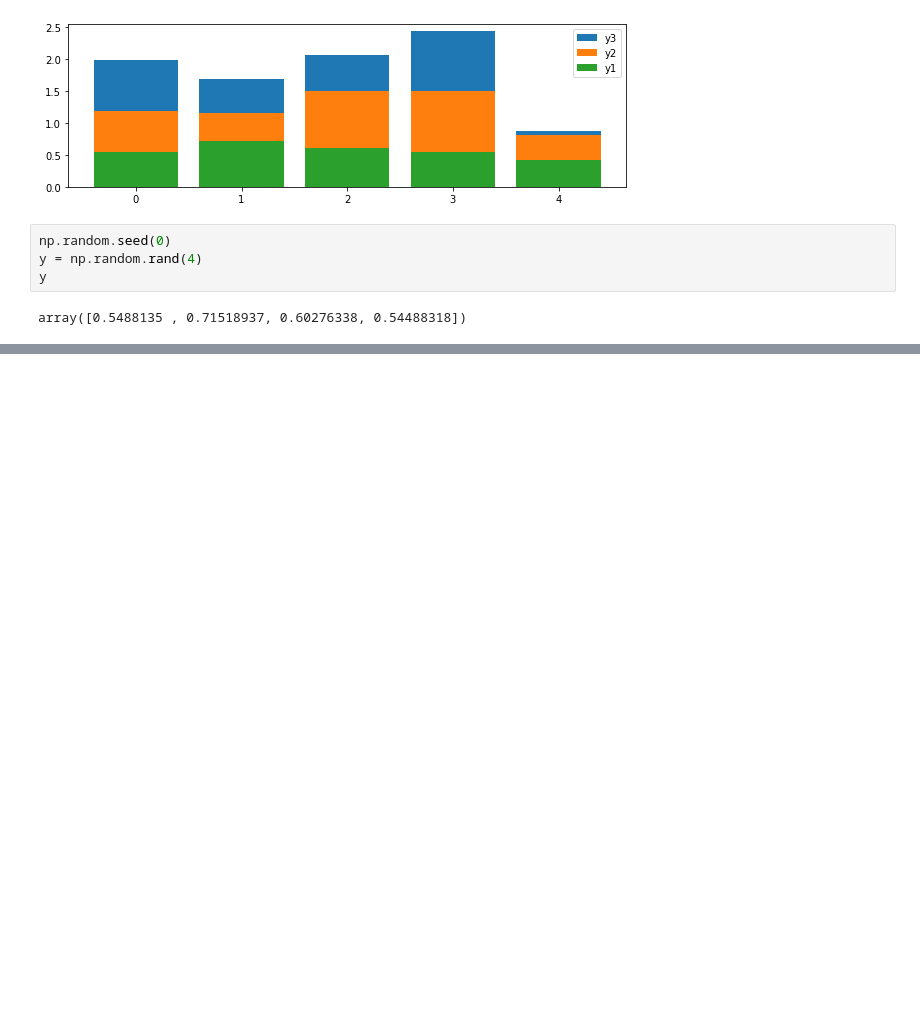
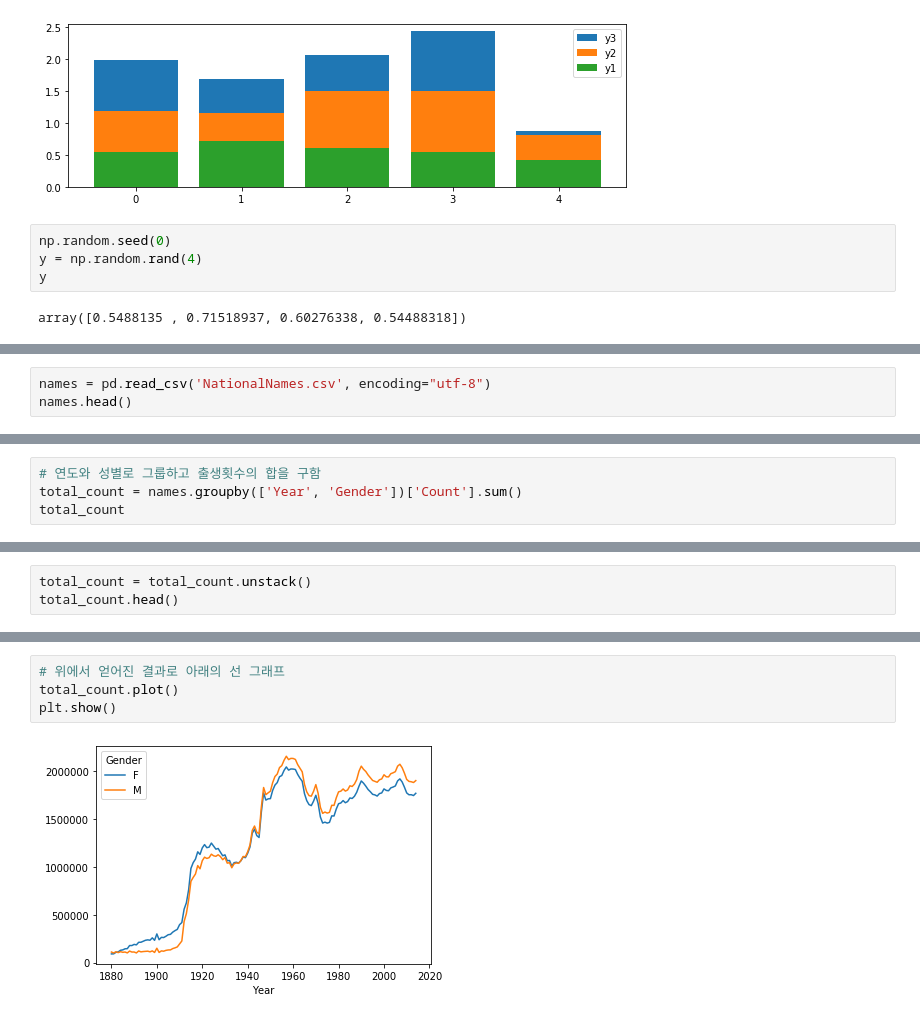
Before and after one commit to friendly-blackdog/To_FullStack, a Jupyter notebook: lecture/데청캠_동국대/수업/처리:분석/18/Untitled.ipynb, the cells around one changed output, grey strips where cells are left out. Cells and saved outputs as stored; diff of their text form; blank space fills up the shorter version.

```diff
--- a/lecture/데청캠_동국대/수업/처리:분석/18/Untitled.ipynb
+++ b/lecture/데청캠_동국대/수업/처리:분석/18/Untitled.ipynb
@@ -87,0 +133,3 @@ array([0.5488135 , 0.71518937, 0.60276338, 0.54488318])
+# %%
+names = pd.read_csv('NationalNames.csv', encoding="utf-8")
+names.head()
@@ -87,0 +143,4 @@ array([0.5488135 , 0.71518937, 0.60276338, 0.54488318])
+# %%
+# 연도와 성별로 그룹하고 출생횟수의 합을 구함
+total_count = names.groupby(['Year', 'Gender'])['Count'].sum()
+total_count
@@ -87,0 +161,3 @@ array([0.5488135 , 0.71518937, 0.60276338, 0.54488318])
+# %%
+total_count = total_count.unstack()
+total_count.head()
@@ -87,0 +172,6 @@ array([0.5488135 , 0.71518937, 0.60276338, 0.54488318])
+# %%
+# 위에서 얻어진 결과로 아래의 선 그래프
+total_count.plot()
+plt.show()
+# %% [output]
+[figure, added]
```
Also changed, not shown: parts of 81 cells of this notebook, 1 other file.
